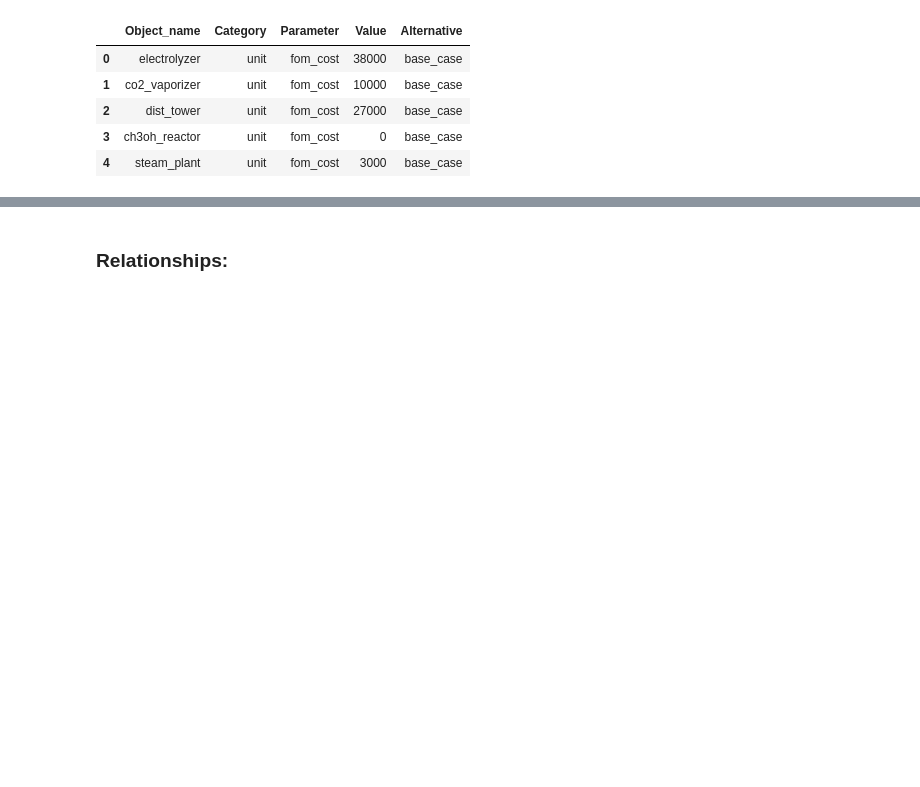
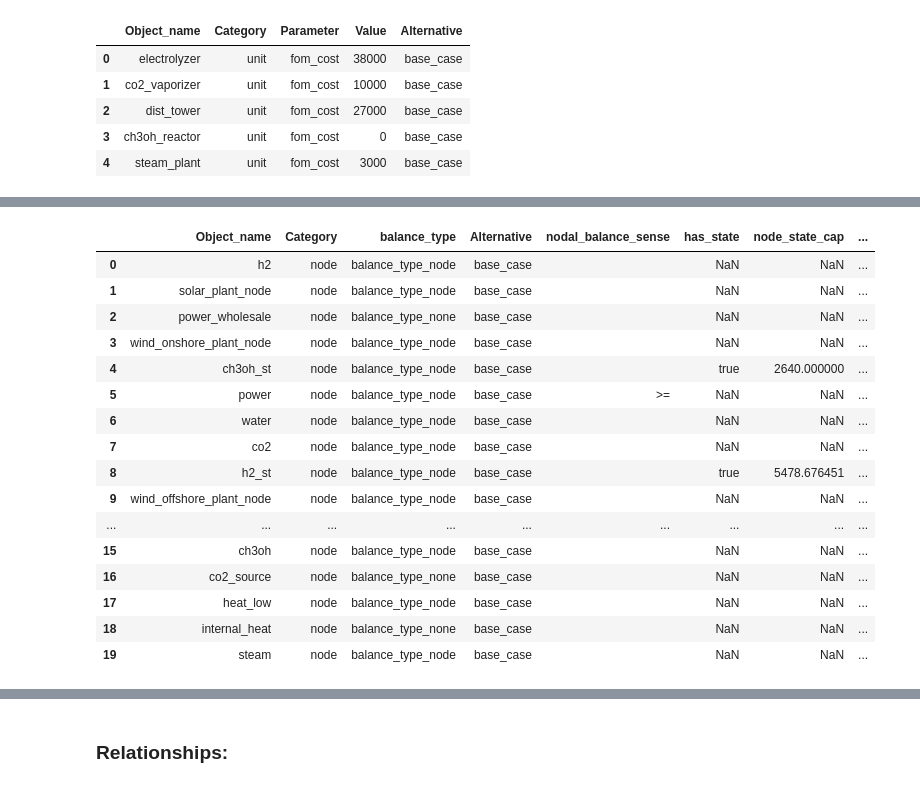
Before and after one commit to CSEI-EU/Nord_H2ub, a Jupyter notebook: spine_projects/01_input_data/00_functions/please_ignore.ipynb, the cells around one changed output, grey strips where cells are left out. Saved outputs shown, nothing was run; the diff lists cells and outputs as text; code cells hidden in the pictures; blank space fills up the shorter version.

```diff
--- a/spine_projects/01_input_data/00_functions/please_ignore.ipynb
+++ b/spine_projects/01_input_data/00_functions/please_ignore.ipynb
@@ -417,10 +447,30 @@ df_nodes.loc[df_nodes['Object_name'] == 'heat_high', 'nodal_balance_sense'] = '>
 # %%
 # Add has_state_node_state_cap and frac_state_loss
 df_storages_short = df_model_storages.loc[:, ['Storage', 'has_state', 'node_state_cap', 'frac_state_loss']].rename(columns={'Storage': 'Object_name'})
 df_storages_short['has_state'] = df_storages_short['has_state'].astype(str).str.lower().replace('true', 'true')
 
 df_nodes = pd.merge(df_nodes, df_storages_short, on='Object_name', how='left')
 df_nodes['demand'] = ""
+# Show table head for control
+df_nodes.head(100)
+# %% [output]
+|  | Object_name | Category | balance_type | Alternative | nodal_balance_sense | has_state | node_state_cap | ... |
+| 0 | h2 | node | balance_type_node | base_case |  | NaN | NaN | ... |
+| 1 | solar_plant_node | node | balance_type_node | base_case |  | NaN | NaN | ... |
+| 2 | power_wholesale | node | balance_type_none | base_case |  | NaN | NaN | ... |
+| 3 | wind_onshore_plant_node | node | balance_type_node | base_case |  | NaN | NaN | ... |
+| 4 | ch3oh_st | node | balance_type_node | base_case |  | true | 2640.000000 | ... |
+| 5 | power | node | balance_type_node | base_case | >= | NaN | NaN | ... |
+| 6 | water | node | balance_type_node | base_case |  | NaN | NaN | ... |
+| 7 | co2 | node | balance_type_node | base_case |  | NaN | NaN | ... |
+| 8 | h2_st | node | balance_type_node | base_case |  | true | 5478.676451 | ... |
+| 9 | wind_offshore_plant_node | node | balance_type_node | base_case |  | NaN | NaN | ... |
+| ... | ... | ... | ... | ... | ... | ... | ... | ... |
+| 15 | ch3oh | node | balance_type_node | base_case |  | NaN | NaN | ... |
+| 16 | co2_source | node | balance_type_none | base_case |  | NaN | NaN | ... |
+| 17 | heat_low | node | balance_type_node | base_case |  | NaN | NaN | ... |
+| 18 | internal_heat | node | balance_type_none | base_case |  | NaN | NaN | ... |
+| 19 | steam | node | balance_type_node | base_case |  | NaN | NaN | ... |
 # %%
 # Create a dataframe with all nodes that should have a slack based on the unit input and outputs
 nodes_for_slack_df = check_entries_exist(df_model_units_relations, 'node')
```
Also changed, not shown: parts of 15 cells of this notebook, 17 other files.
